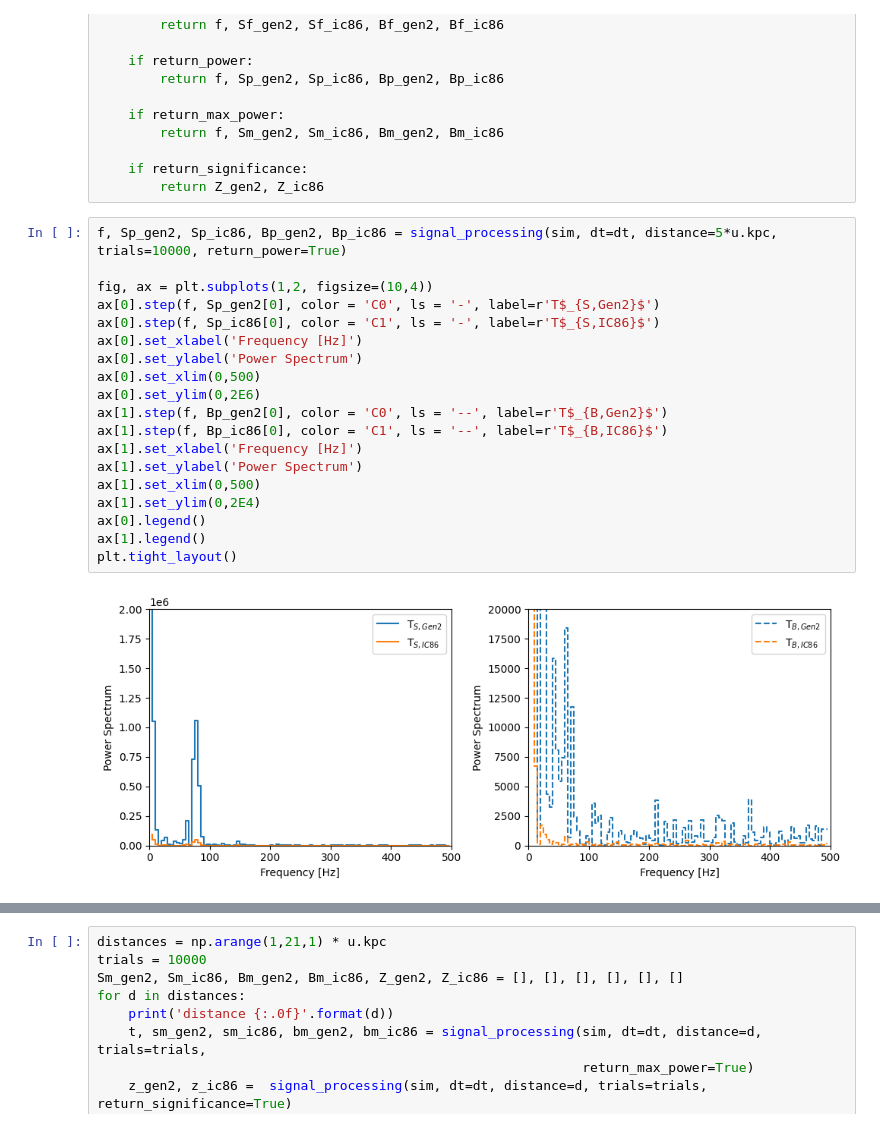
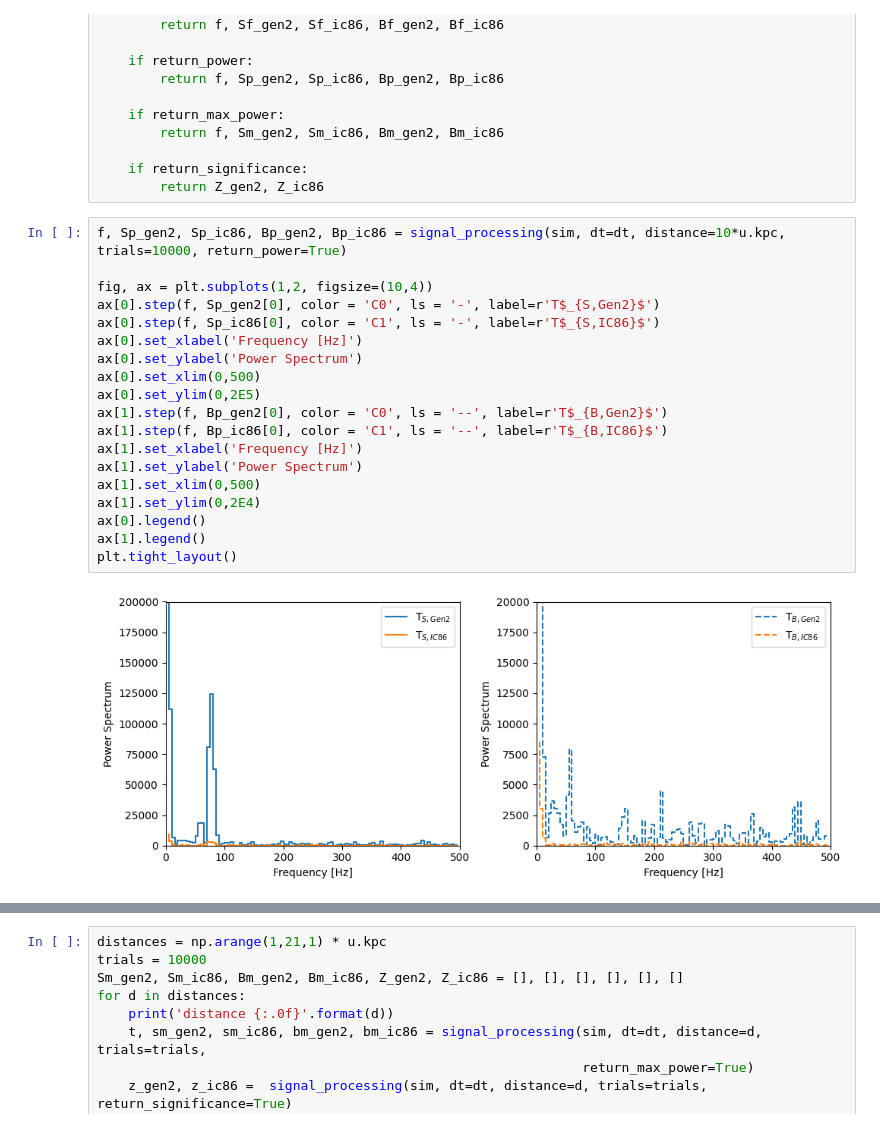
Before and after one commit to icecube/ASTERIA, a Jupyter notebook: docs/my_project/analysis/frequency_analysis.ipynb, the cells around one changed output, grey strips where cells are left out. Saved outputs shown, nothing was run; the diff lists cells and outputs as text.

```diff
--- a/docs/my_project/analysis/frequency_analysis.ipynb
+++ b/docs/my_project/analysis/frequency_analysis.ipynb
@@ -190,24 +190,24 @@ def signal_processing(sim, dt, distance, trials,
     if return_significance:
         return Z_gen2, Z_ic86
 # %%
-f, Sp_gen2, Sp_ic86, Bp_gen2, Bp_ic86 = signal_processing(sim, dt=dt, distance=5*u.kpc, trials=10000, return_power=True)
+f, Sp_gen2, Sp_ic86, Bp_gen2, Bp_ic86 = signal_processing(sim, dt=dt, distance=10*u.kpc, trials=10000, return_power=True)
 
 fig, ax = plt.subplots(1,2, figsize=(10,4))
 ax[0].step(f, Sp_gen2[0], color = 'C0', ls = '-', label=r'T$_{S,Gen2}$')
 ax[0].step(f, Sp_ic86[0], color = 'C1', ls = '-', label=r'T$_{S,IC86}$')
 ax[0].set_xlabel('Frequency [Hz]')
 ax[0].set_ylabel('Power Spectrum')
 ax[0].set_xlim(0,500)
-ax[0].set_ylim(0,2E6)
+ax[0].set_ylim(0,2E5)
 ax[1].step(f, Bp_gen2[0], color = 'C0', ls = '--', label=r'T$_{B,Gen2}$')
 ax[1].step(f, Bp_ic86[0], color = 'C1', ls = '--', label=r'T$_{B,IC86}$')
 ax[1].set_xlabel('Frequency [Hz]')
 ax[1].set_ylabel('Power Spectrum')
 ax[1].set_xlim(0,500)
 ax[1].set_ylim(0,2E4)
 ax[0].legend()
 ax[1].legend()
 plt.tight_layout()
 # %% [output]
-[figure, old version]
+[figure, new version]
 # %%
```
Also changed, not shown: parts of 2 cells of this notebook, 11 other files.
